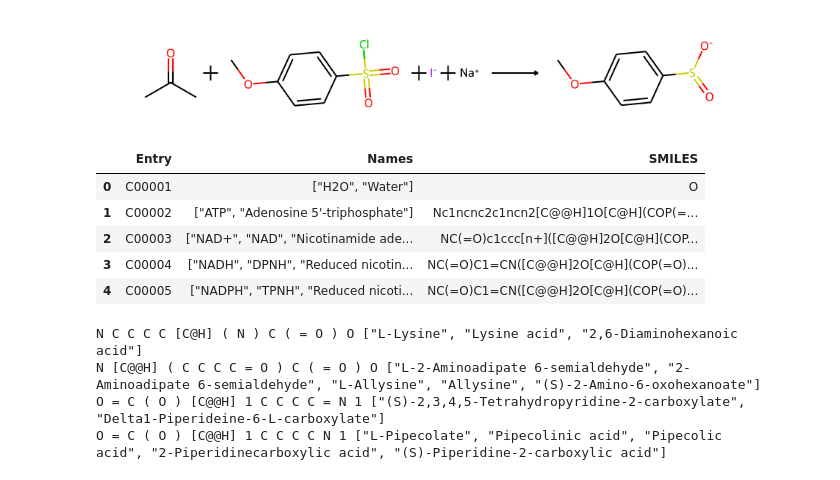
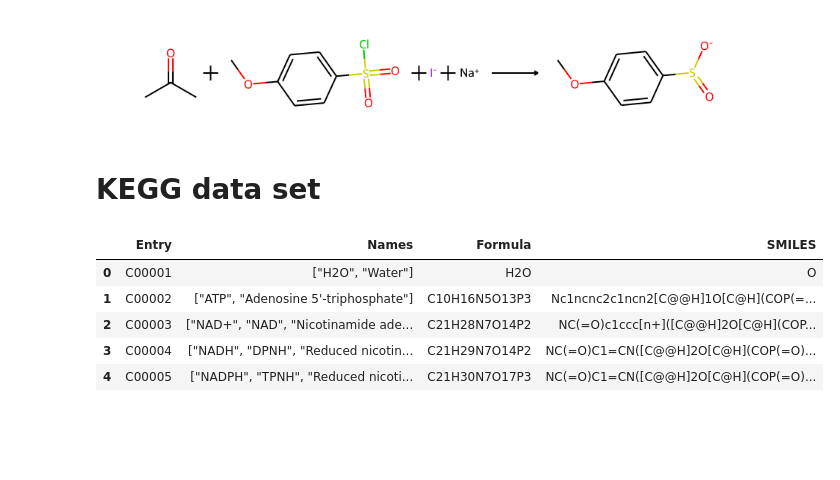
Before and after one commit to costasmexis/metabolic-pathways, a Jupyter notebook: notebooks/lm_for_reactions.ipynb, the cells around one changed output. Drawn from its saved outputs; the diff is of its cells as text; code cells hidden in the pictures; blank space fills up the shorter version.

```diff
--- a/notebooks/lm_for_reactions.ipynb
+++ b/notebooks/lm_for_reactions.ipynb
@@ -261,22 +301,16 @@ rxn_example = f'{val_df.iloc[0,0]}>>{val_df.iloc[0,1]}'
 visualize_chemical_reaction(rxn_example)
 # %% [output]
 [figure]
+# %% [markdown]
+# KEGG data set
 # %%
 kegg_df = pd.read_csv('../data/compounds_final.csv', index_col=0)
-kegg_df = kegg_df[['Entry','Names', 'SMILES']]
+kegg_df = kegg_df[['Entry','Names', 'Formula', 'SMILES']]
 kegg_df.head()
 # %% [output]
-|  | Entry | Names | SMILES |
-| 0 | C00001 | ["H2O", "Water"] | O |
-| 1 | C00002 | ["ATP", "Adenosine 5'-triphosphate"] | Nc1ncnc2c1ncn2[C@@H]1O[C@H](COP(=... |
-| 2 | C00003 | ["NAD+", "NAD", "Nicotinamide ade... | NC(=O)c1ccc[n+]([C@@H]2O[C@H](COP... |
-| 3 | C00004 | ["NADH", "DPNH", "Reduced nicotin... | NC(=O)C1=CN([C@@H]2O[C@H](COP(=O)... |
-| 4 | C00005 | ["NADPH", "TPNH", "Reduced nicoti... | NC(=O)C1=CN([C@@H]2O[C@H](COP(=O)... |
+|  | Entry | Names | Formula | SMILES |
+| 0 | C00001 | ["H2O", "Water"] | H2O | O |
+| 1 | C00002 | ["ATP", "Adenosine 5'-triphosphate"] | C10H16N5O13P3 | Nc1ncnc2c1ncn2[C@@H]1O[C@H](COP(=... |
+| 2 | C00003 | ["NAD+", "NAD", "Nicotinamide ade... | C21H28N7O14P2 | NC(=O)c1ccc[n+]([C@@H]2O[C@H](COP... |
+| 3 | C00004 | ["NADH", "DPNH", "Reduced nicotin... | C21H29N7O14P2 | NC(=O)C1=CN([C@@H]2O[C@H](COP(=O)... |
+| 4 | C00005 | ["NADPH", "TPNH", "Reduced nicoti... | C21H30N7O17P3 | NC(=O)C1=CN([C@@H]2O[C@H](COP(=O)... |
-# %%
-for entry in ['C00047','C04076','C00450','C00408']:
-    print(smiles_tokenizer(kegg_df[kegg_df['Entry']==entry]['SMILES'].values[0]), kegg_df[kegg_df['Entry']==entry]['Names'].values[0])
-# %% [output]
-N C C C C [C@H] ( N ) C ( = O ) O ["L-Lysine", "Lysine acid", "2,6-Diaminohexanoic acid"]
-N [C@@H] ( C C C C = O ) C ( = O ) O ["L-2-Aminoadipate 6-semialdehyde", "2-Aminoadipate 6-semialdehyde", "L-Allysine", "Allysine", "(S)-2-Amino-6-oxohexanoate"]
-O = C ( O ) [C@@H] 1 C C C C = N 1 ["(S)-2,3,4,5-Tetrahydropyridine-2-carboxylate", "Delta1-Piperideine-6-L-carboxylate"]
-O = C ( O ) [C@@H] 1 C C C C N 1 ["L-Pipecolate", "Pipecolinic acid", "Pipecolic acid", "2-Piperidinecarboxylic acid", "(S)-Piperidine-2-carboxylic acid"]
```
Also changed, not shown: parts of 27 cells of this notebook, 9 other files.
